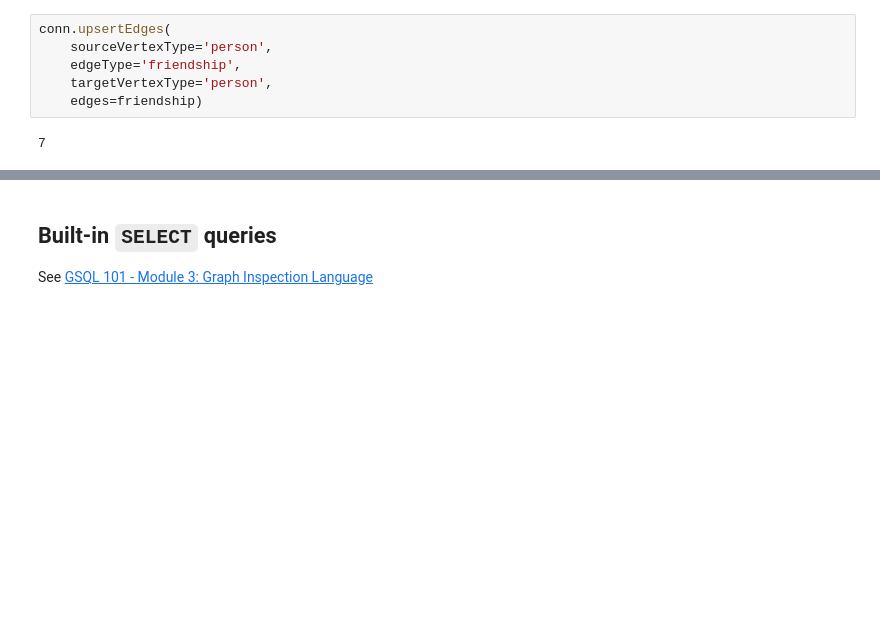
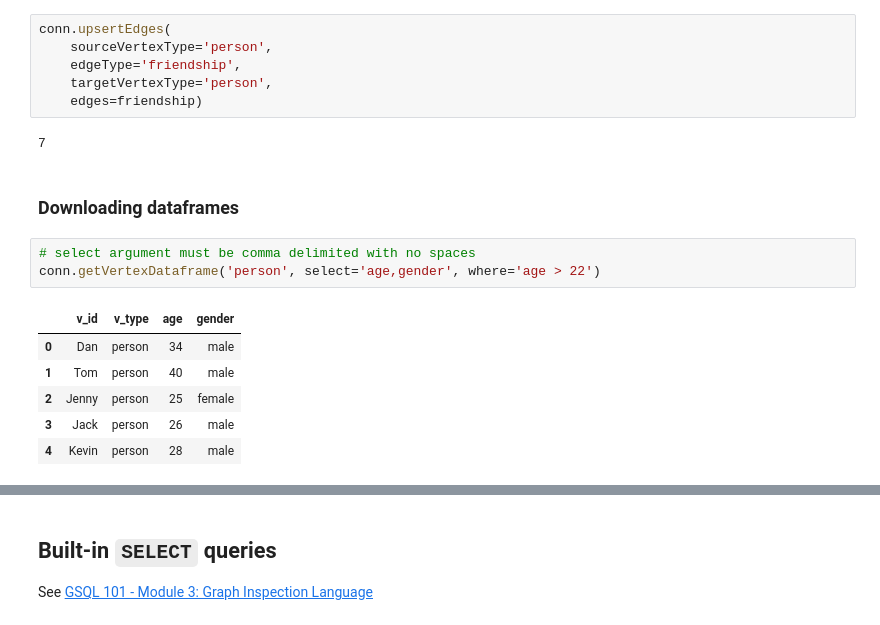
Before and after one commit to pyTigerGraph/pyTigerGraph, a Jupyter notebook: examples/GSQL101 - PyTigerGraph.ipynb, the cells around one changed output, grey strips where cells are left out. Drawn from its saved outputs; the diff is of its cells as text; blank space fills up the shorter version.

```diff
--- a/examples/GSQL101 - PyTigerGraph.ipynb
+++ b/examples/GSQL101 - PyTigerGraph.ipynb
@@ -244,3 +258,15 @@ conn.upsertEdges(
     edges=friendship)
 # %% [output]
 7
+# %% [markdown]
+### Downloading dataframes
+# %%
+# select argument must be comma delimited with no spaces
+conn.getVertexDataframe('person', select='age,gender', where='age > 22')
+# %% [output]
+|  | v_id | v_type | age | gender |
+| 0 | Dan | person | 34 | male |
+| 1 | Tom | person | 40 | male |
+| 2 | Jenny | person | 25 | female |
+| 3 | Jack | person | 26 | male |
+| 4 | Kevin | person | 28 | male |
```
Also changed, not shown: parts of 11 cells of this notebook, 4 other files.
